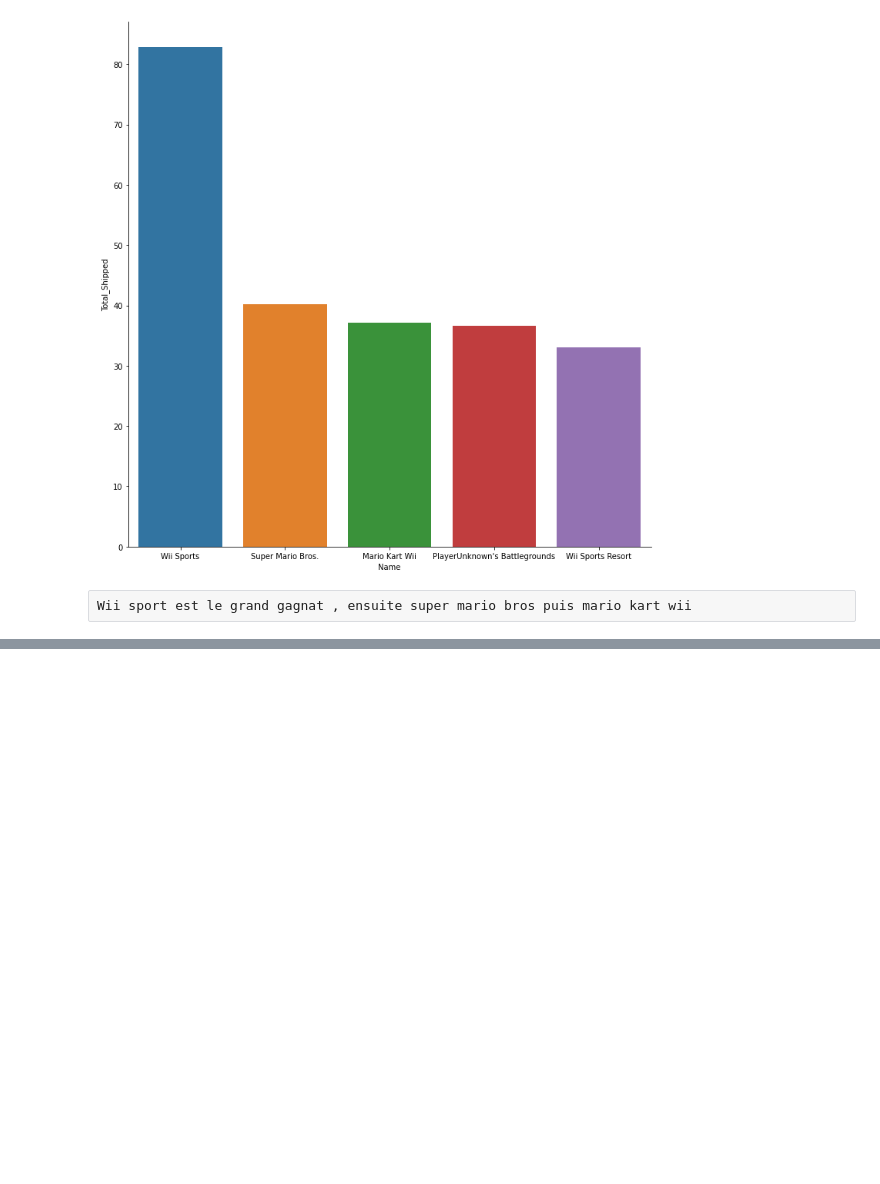
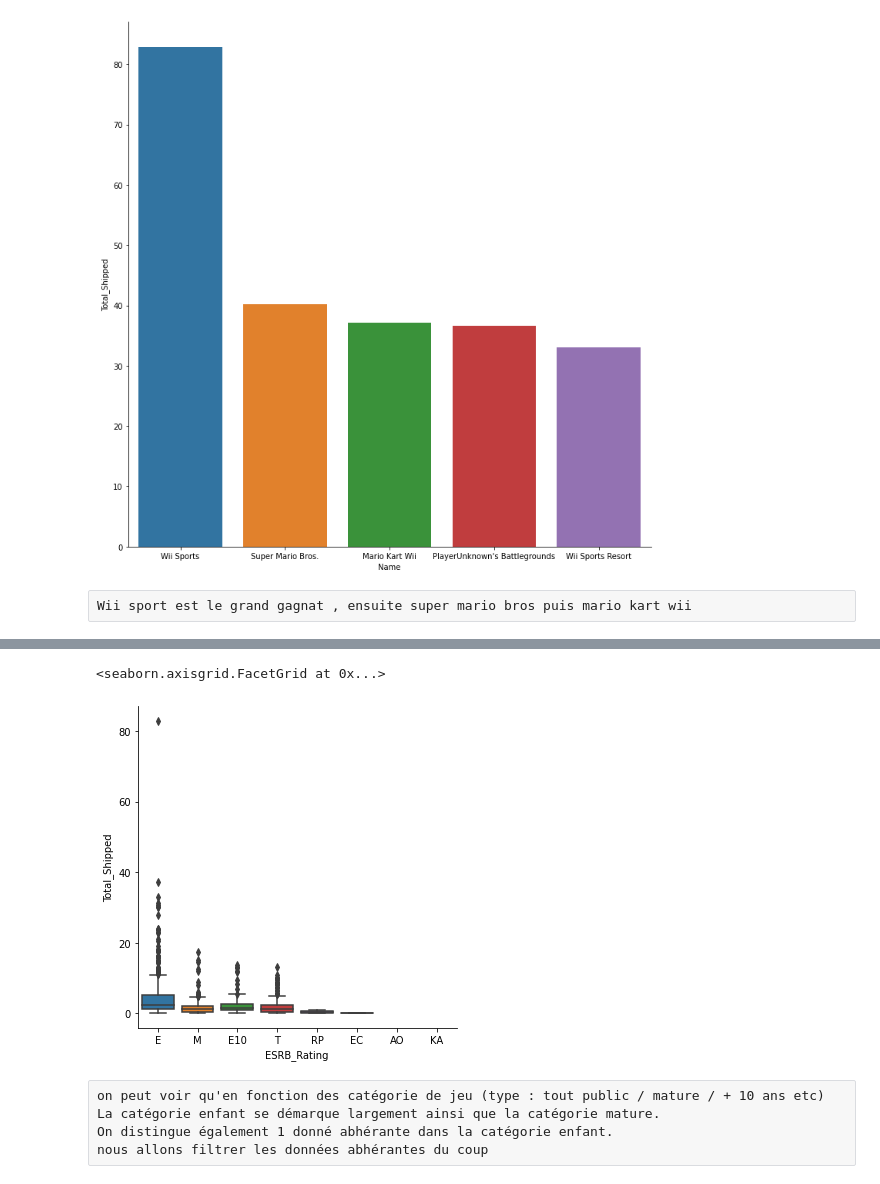
Before and after one commit to maximilienalgo/EEDSIPython, a Jupyter notebook: exercice facultatif 210121/évaluation facultative (3).ipynb, the cells around one changed output, grey strips where cells are left out. Drawn from its saved outputs; the diff is of its cells as text; code cells hidden in the pictures; blank space fills up the shorter version.

```diff
--- a/exercice facultatif 210121/évaluation facultative (3).ipynb
+++ b/exercice facultatif 210121/évaluation facultative (3).ipynb
@@ -94,0 +95,10 @@ sns.relplot(x="Year", y="Global_Sales", data = sales_video_games, kind="line")
+# %%
+sns.catplot(data=sales_video_games, x="ESRB_Rating", y="Total_Shipped",kind='box')
+# %% [output]
+<seaborn.axisgrid.FacetGrid at 0x...>
+[figure, added]
+# %% [raw]
+on peut voir qu'en fonction des catégorie de jeu (type : tout public / mature / + 10 ans etc)
+La catégorie enfant se démarque largement ainsi que la catégorie mature.
+On distingue également 1 donné abhérante dans la catégorie enfant.
+nous allons filtrer les données abhérantes du coup
```
Also changed, not shown: parts of 4 cells of this notebook.
